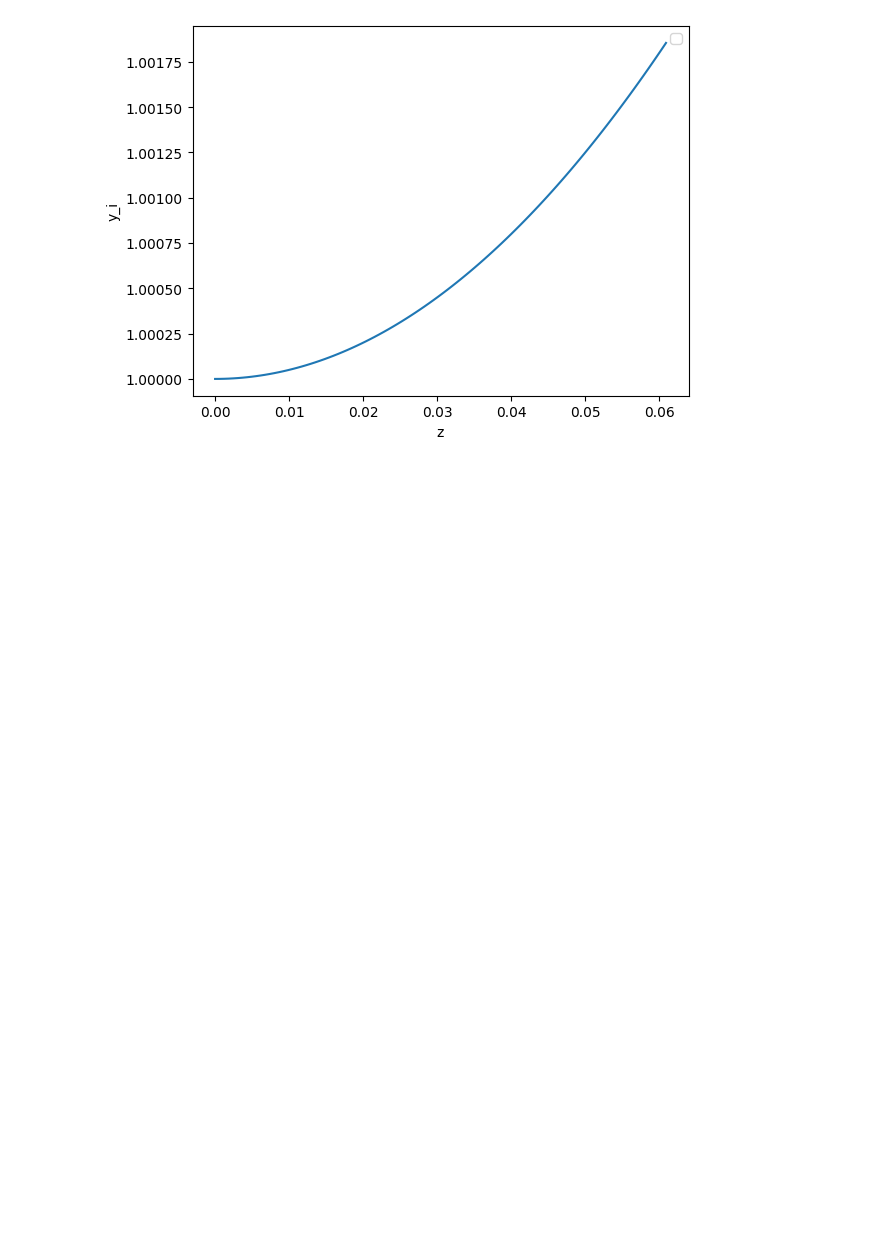
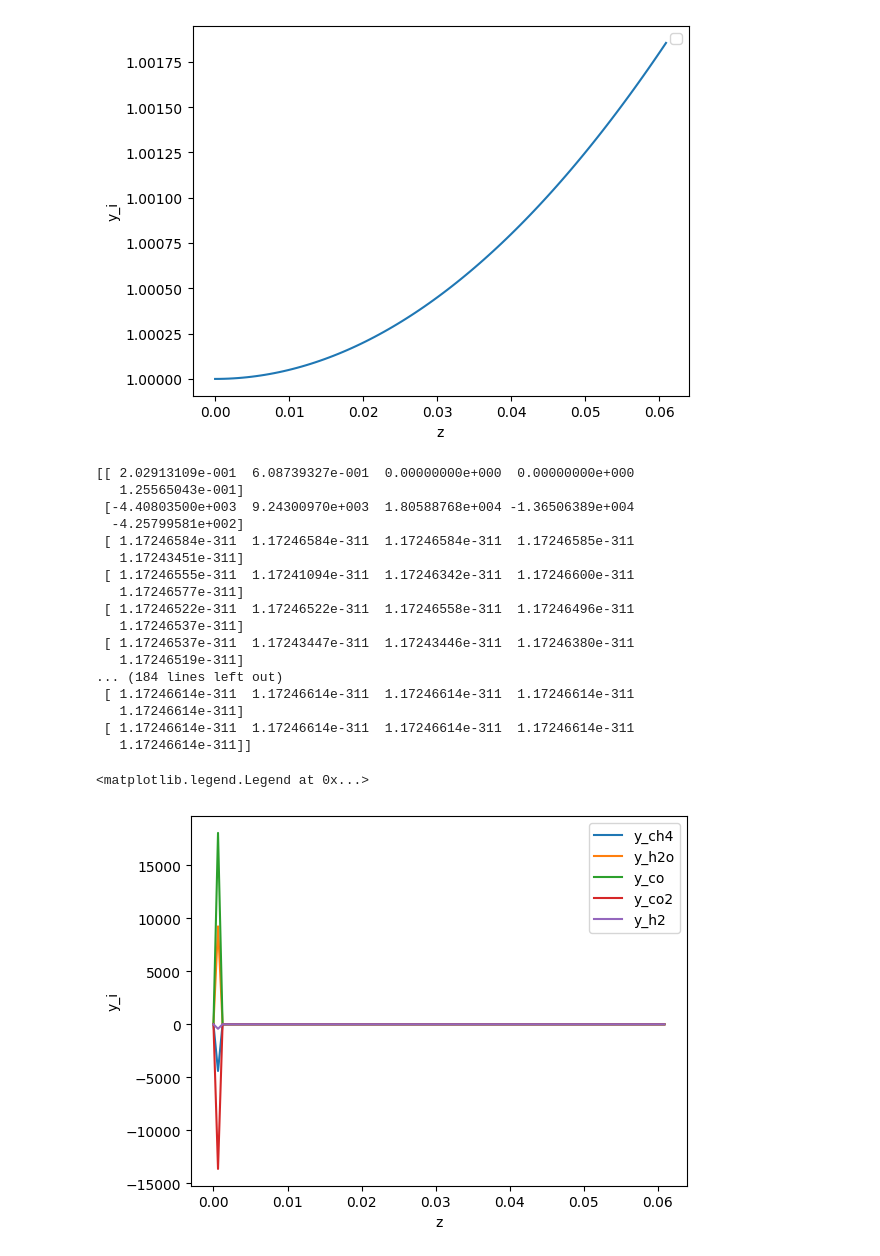
Before and after one commit to alexander-gbu/PMRModel, a Jupyter notebook: ScipyReactorSystem.ipynb, the cells around one changed output. Saved outputs shown, nothing was run; the diff lists cells and outputs as text; code cells hidden in the pictures; blank space fills up the shorter version.

```diff
--- a/ScipyReactorSystem.ipynb
+++ b/ScipyReactorSystem.ipynb
@@ -133,3 +135,66 @@ plt.legend()
          niter: 1
 <matplotlib.legend.Legend at 0x...>
 [figure]
+# %%
+#TROUBLE SHOOTING
+
+x_num = 100
+
+x_pts = np.linspace(0,L,x_num)
+
+def odes(y, x): #dy/dt = f(x)
+    #NEED TO ADJUST THIS. THESE ARE NOT CONCENTRATIONS, THEY ARE MOL FRACTIONS
+    Cch4 = y[0]
+    Ch2o = y[1]
+    Cco = y[2]
+    Cco2 = y[3]
+    Ch2 = y[4]
+
+    # v = v0*(3*y0[1] - 2*Cch4)/y0[1] # v0*(1+2X)
+    v = v0
+    # print(v)
+
+    rsmr = 2/R_outer*Ku*Asmr*np.exp(-Easmr*1000/Rgas/T)*(Cch4*Ch2o-(P**2)*Cco*(Ch2**3)/Keqsmr)/Ctot
+    rwgs = 2/R_outer*Ku*Asmr*np.exp(-Eawgs*1000/Rgas/T)*(Ch2o*Cco2-Cco*Ch2/Keqwgs)/Ctot
+    rh2r = I/(2*F*L)/Ctot #have not confirmed if this is correct
+    # print(rsmr)
+
+    ch4 = (-rsmr)/v
+    h2o = (-rsmr - rwgs)/v
+    co = (rsmr - rwgs)/v
+    co2 = (rwgs)/v
+    h2 = (3*rsmr + rwgs + h2Removal*rh2r)/v
+    return ch4, h2o, co, co2, h2
+
+soln = odeint(odes, y0[:5], x_pts, h0=0.000001, hmax=0.0001) #look into using odeint. the ODEs are still. use the adam solver
+print(soln)
+
+plt.plot(x_pts, soln[:,0], label='y_ch4')
+plt.plot(x_pts, soln[:,1], label='y_h2o')
+plt.plot(x_pts, soln[:,2], label='y_co')
+plt.plot(x_pts, soln[:,3], label='y_co2')
+plt.plot(x_pts, soln[:,4], label='y_h2')
+# plt.ylim(0, 1)
+plt.xlabel('z')
+plt.ylabel('y_i')
+plt.legend()
+# %% [output]
+[[ 2.02913109e-001  6.08739327e-001  0.00000000e+000  0.00000000e+000
+   1.25565043e-001]
+ [-4.40803500e+003  9.24300970e+003  1.80588768e+004 -1.36506389e+004
+  -4.25799581e+002]
+ [ 1.17246584e-311  1.17246584e-311  1.17246584e-311  1.17246585e-311
+   1.17243451e-311]
+ [ 1.17246555e-311  1.17241094e-311  1.17246342e-311  1.17246600e-311
+   1.17246577e-311]
+ [ 1.17246522e-311  1.17246522e-311  1.17246558e-311  1.17246496e-311
+   1.17246537e-311]
+ [ 1.17246537e-311  1.17243447e-311  1.17243446e-311  1.17246380e-311
+   1.17246519e-311]
+... (184 lines left out)
+ [ 1.17246614e-311  1.17246614e-311  1.17246614e-311  1.17246614e-311
+   1.17246614e-311]
+ [ 1.17246614e-311  1.17246614e-311  1.17246614e-311  1.17246614e-311
+   1.17246614e-311]]
+<matplotlib.legend.Legend at 0x...>
+[figure, added]
```
Also changed, not shown: parts of 2 cells of this notebook, 1 other file.
